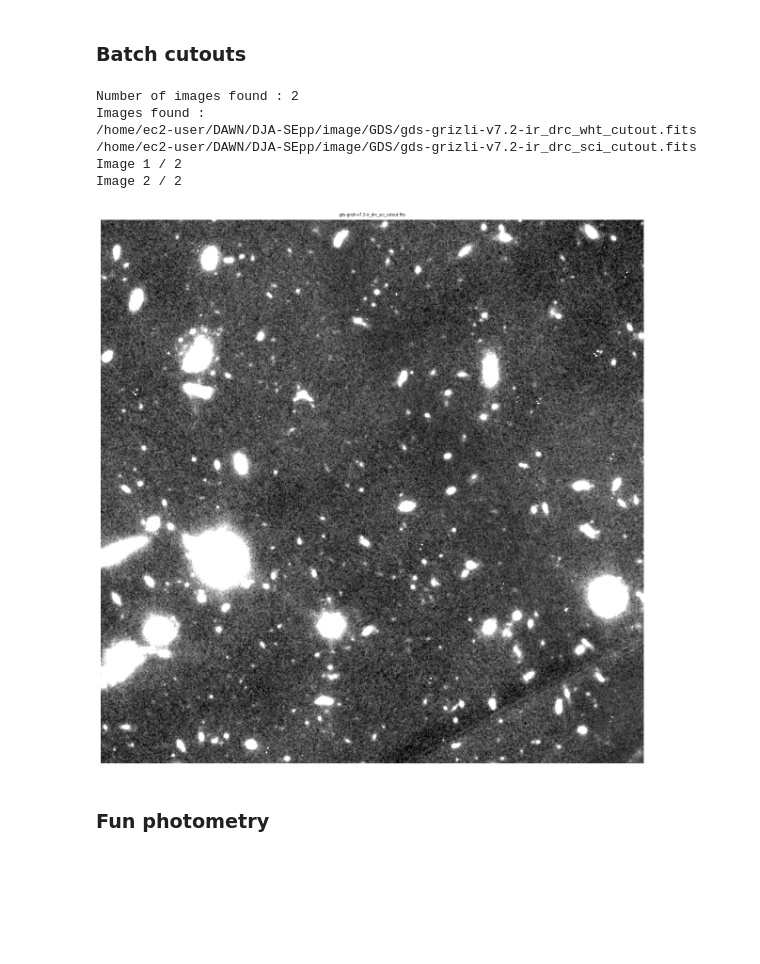
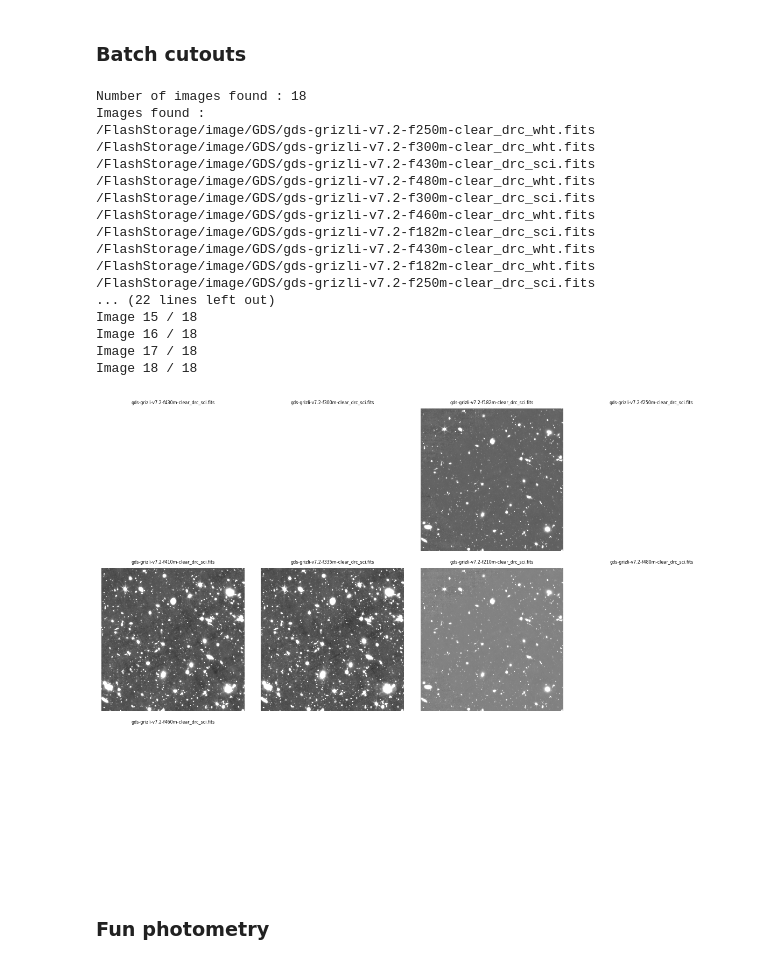
Before and after one commit to AstroAure/DJA-SEpp, a Jupyter notebook: 00.2_Cutout.ipynb, the cells around one changed output. Cells and saved outputs as stored; diff of their text form; code cells hidden in the pictures; blank space fills up the shorter version.

```diff
--- a/00.2_Cutout.ipynb
+++ b/00.2_Cutout.ipynb
@@ -29,18 +29,14 @@ def add_good_scalebar(ax, wcs, color='white', fraction=0.25, corner='bottom righ
     size = good_values[np.argmin(dist)]
     add_scalebar(ax, size, label=f"{size:latex}", color=color, fontproperties=FontProperties(size='x-large'), label_top=True, pad=pad, corner=corner)
 # %%
-# hdu = fits.open(f"/home/aurelien/DAWN/DJA_SE++/image/GDS/gds-grizli-v7.0-f200w-clear_drc_sci.fits", memmap=True)[0]
-# hdu = fits.open("/home/aurelien/DAWN/DJA_SE++/image/COSMOS/primer-cosmos-grizli-v7.0-f200w-clear_drc_sci.fits", memmap=True)[0]
-# hdu = fits.open("/home/aurelien/DAWN/DJA_SE++/image/CEERS/ceers-full-grizli-v7.2-f200w-clear_drc_sci.fits", memmap=True)[0]
-# hdu = fits.open(f"/FlashStorage/image/GDS/gds-grizli-v7.2-f200w-clear_drc_sci.fits", memmap=True)[0]
-hdu = fits.open(f"/home/ec2-user/DAWN/DJA-SEpp/image/GDS/gds-grizli-v7.2-f200w-clear_drc_sci_cutout.fits", memmap=True)[0]
+hdu = fits.open(f"/FlashStorage/image/GDS/gds-grizli-v7.2-f182m-clear_drc_sci.fits", memmap=True)[0]
+# hdu = fits.open(f"/home/ec2-user/DAWN/DJA-SEpp/image/GDS/gds-grizli-v7.2-f200w-clear_drc_sci_cutout.fits", memmap=True)[0]
 wcs = WCS(hdu.header)
 
-# center = SkyCoord('53.166338 -27.821555', frame='icrs', unit='deg') # JADES-GS-z12.0
 center = SkyCoord('53.17 -27.78', frame='icrs', unit='deg') # GDS
 # center = SkyCoord('10h00m35s 02d20m00s', frame='icrs') # COSMOS
 # center = SkyCoord('14h19m45s 52d54m00s', frame='icrs') # CEERS
-size=u.Quantity((0.5,0.5), u.arcmin)
+size=u.Quantity((2.0,2.0), u.arcmin)
 
 cutout = Cutout2D(hdu.data,
                   position=center, size=size,
@@ -130,23 +126,33 @@ def save_cutouts(generic_filename   : str,
     if plot: fig.tight_layout()
     if plot: plt.show()
 # %%
-# center = SkyCoord('53.166338 -27.821555', frame='icrs', unit='deg') # JADES-GS-z12.0
 center = SkyCoord('53.17 -27.78', frame='icrs', unit='deg') # GDS
 # center = SkyCoord('10h00m35s 02d20m00s', frame='icrs') # COSMOS
 # center = SkyCoord('14h19m39s 52d54m00s', frame='icrs') # CEERS
 size=u.Quantity((2.0,2.0), u.arcmin)
 
-save_cutouts("/FlashStorage/tmp/*.fits", center, size,
+save_cutouts("/FlashStorage/image/GDS/*.fits", center, size,
             save_folder="/home/ec2-user/DAWN/DJA-SEpp/image/GDS",
             plot=True, plot_str="sci", verbose=True)
 # %% [output]
-Number of images found : 2
+Number of images found : 18
 Images found :
-/home/ec2-user/DAWN/DJA-SEpp/image/GDS/gds-grizli-v7.2-ir_drc_wht_cutout.fits
-/home/ec2-user/DAWN/DJA-SEpp/image/GDS/gds-grizli-v7.2-ir_drc_sci_cutout.fits
-Image 1 / 2
-Image 2 / 2
+/FlashStorage/image/GDS/gds-grizli-v7.2-f250m-clear_drc_wht.fits
+/FlashStorage/image/GDS/gds-grizli-v7.2-f300m-clear_drc_wht.fits
+/FlashStorage/image/GDS/gds-grizli-v7.2-f430m-clear_drc_sci.fits
+/FlashStorage/image/GDS/gds-grizli-v7.2-f480m-clear_drc_wht.fits
+/FlashStorage/image/GDS/gds-grizli-v7.2-f300m-clear_drc_sci.fits
+/FlashStorage/image/GDS/gds-grizli-v7.2-f460m-clear_drc_wht.fits
+/FlashStorage/image/GDS/gds-grizli-v7.2-f182m-clear_drc_sci.fits
+/FlashStorage/image/GDS/gds-grizli-v7.2-f430m-clear_drc_wht.fits
+/FlashStorage/image/GDS/gds-grizli-v7.2-f182m-clear_drc_wht.fits
+/FlashStorage/image/GDS/gds-grizli-v7.2-f250m-clear_drc_sci.fits
+... (22 lines left out)
+Image 15 / 18
+Image 16 / 18
+Image 17 / 18
+Image 18 / 18
-[figure, old version]
+[figure, new version]
 # %% [markdown]
 ### Fun photometry
 # %%
```
Also changed, not shown: parts of 1 cell of this notebook, 46 other files.
